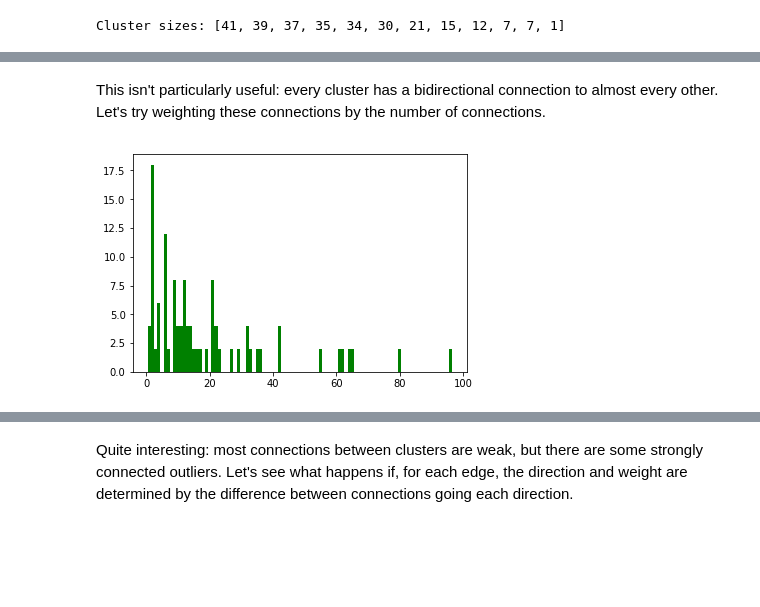
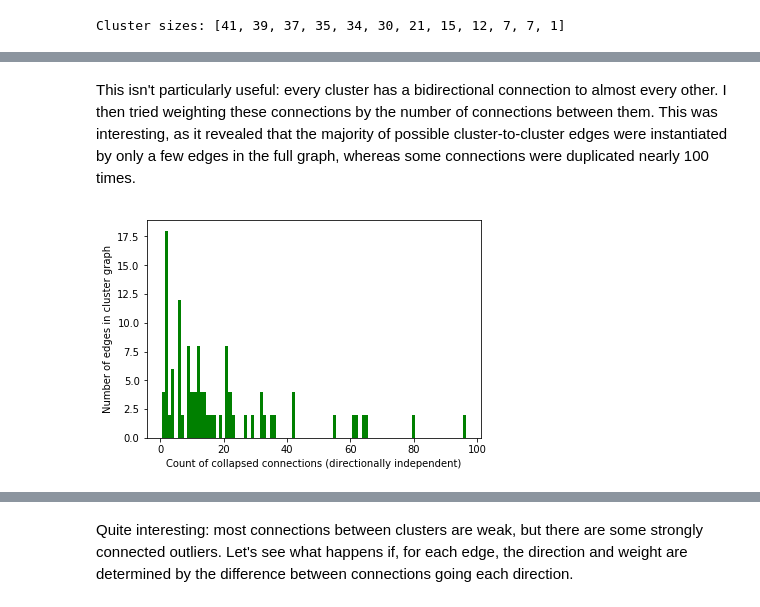
Before and after one commit to 3000farad/neuroloops, a Jupyter notebook: neuroloops.ipynb, the cells around one changed output, grey strips where cells are left out. Cells and saved outputs as stored; diff of their text form; code cells hidden in the pictures; blank space fills up the shorter version.

```diff
--- a/neuroloops.ipynb
+++ b/neuroloops.ipynb
@@ -116,5 +122,5 @@ My first test of clustering the graph used Girvan-Newman clustering to find comm
 # %%
 gn_clusters = community.centrality.girvan_newman(G)
-for i in range(10):
-    print(next(gn_clusters))
+for i in range(5):
+    print('Iteration {} yielded communities of sizes {}'.format(i, [len(c) for c in next(gn_clusters)]))
 # %% [output]
@@ -124,2 +135,11 @@ KeyboardInterrupt:
+# %%
+lpa_clusters = community.label_propagation.asyn_lpa_communities(G)
+Gc = nx.DiGraph()
+cluster_nodes = []
+for c in mod_clusters:
+    sub = G.subgraph(c)
+    cluster_nodes.append(sub)
+    Gc = nx.compose(Gc, sub)
+print('Cluster sizes: {}'.format([len(c) for c in cluster_nodes]))
 # %% [markdown]
 ### Greedy Modularity Clustering
@@ -153,24 +175,26 @@ nx.draw_spring(C, with_labels=True)
 # %% [markdown]
-This isn't particularly useful: every cluster has a bidirectional connection to almost every other.  Let's try weighting these connections by the number of connections.
+This isn't particularly useful: every cluster has a bidirectional connection to almost every other.  I then tried weighting these connections by the number of connections between them.  This was interesting, as it revealed that the majority of possible cluster-to-cluster edges were instantiated by only a few edges in the full graph, whereas some connections were duplicated nearly 100 times.
 # %%
 node_cluster_map = get_node_cluster_map(cluster_nodes)
 C = nx.DiGraph()
 for i in range(len(cluster_nodes)):
     C.add_node(i)
 for edge in list(G.edges):
     from_cluster = node_cluster_map[edge[0]]
     to_cluster = node_cluster_map[edge[1]]
     if from_cluster != to_cluster:
         existing_edge = C.get_edge_data(from_cluster, to_cluster)
         if existing_edge is None:
             C.add_edge(from_cluster, to_cluster, weight=1)
         else:
             new_weight = existing_edge['weight'] + 1
             C[from_cluster][to_cluster]['weight'] = new_weight
 
 weight_hist = get_weight_histogram(C)
 width = 1.0
 plt.bar(weight_hist.keys(), weight_hist.values(), width, color='g')
+plt.xlabel('Count of collapsed connections (directionally independent)')
+plt.ylabel('Number of edges in cluster graph')
 plt.show()
 # %% [output]
-[figure, old version]
+[figure, new version]
```
Also changed, not shown: parts of 18 cells of this notebook, 3 other files.
